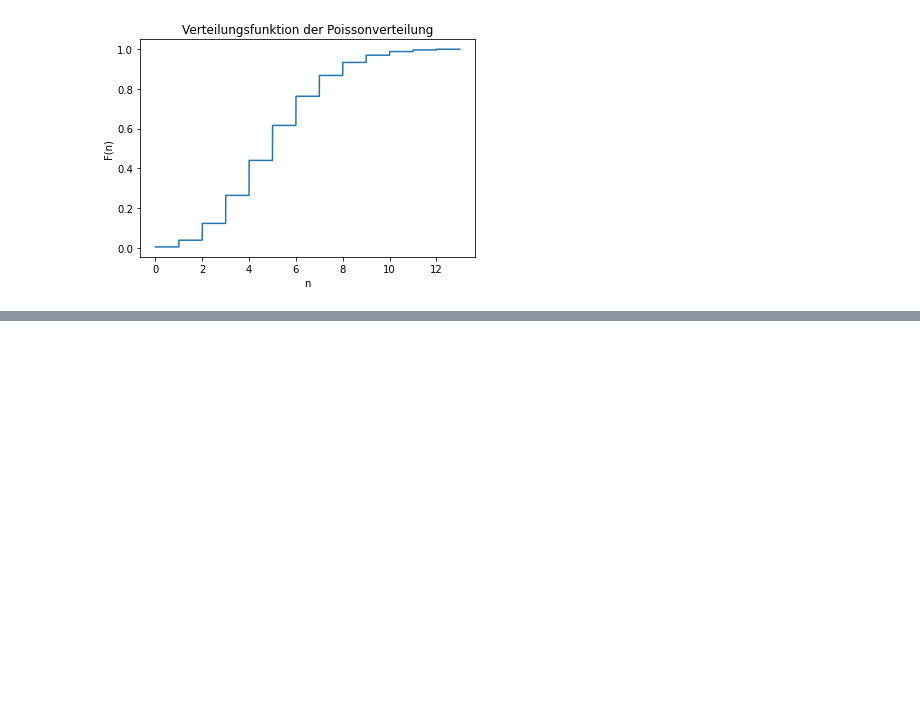
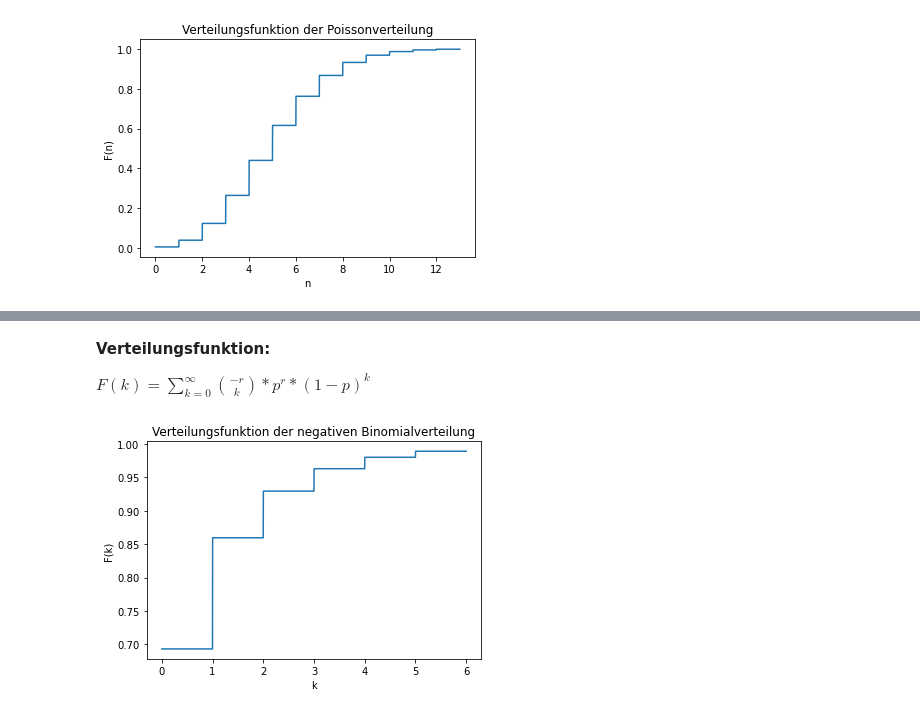
Before and after one commit to nicokossmann/Wahrscheinlichkeitsverteilungen, a Jupyter notebook: statistik.ipynb, the cells around one changed output, grey strips where cells are left out. Saved outputs shown, nothing was run; the diff lists cells and outputs as text; code cells hidden in the pictures; blank space fills up the shorter version.

```diff
--- a/statistik.ipynb
+++ b/statistik.ipynb
@@ -210,0 +267,15 @@ plt.show()
+# %% [markdown]
+**Verteilungsfunktion:**
+
+$F(k) = \sum_{k = 0}^{\infty}\binom{-r}{k}*p^{r}*(1-p)^{k}$
+# %%
+k = np.arange(0, n+1, 0.001)
+nbino = np.array(nbinom.cdf(k, r, p))
+# %%
+plt.plot(k, nbino)
+plt.title("Verteilungsfunktion der negativen Binomialverteilung")
+plt.xlabel("k")
+plt.ylabel("F(k)")
+plt.show()
+# %% [output]
+[figure, added]
```
Also changed, not shown: parts of 18 cells of this notebook.
